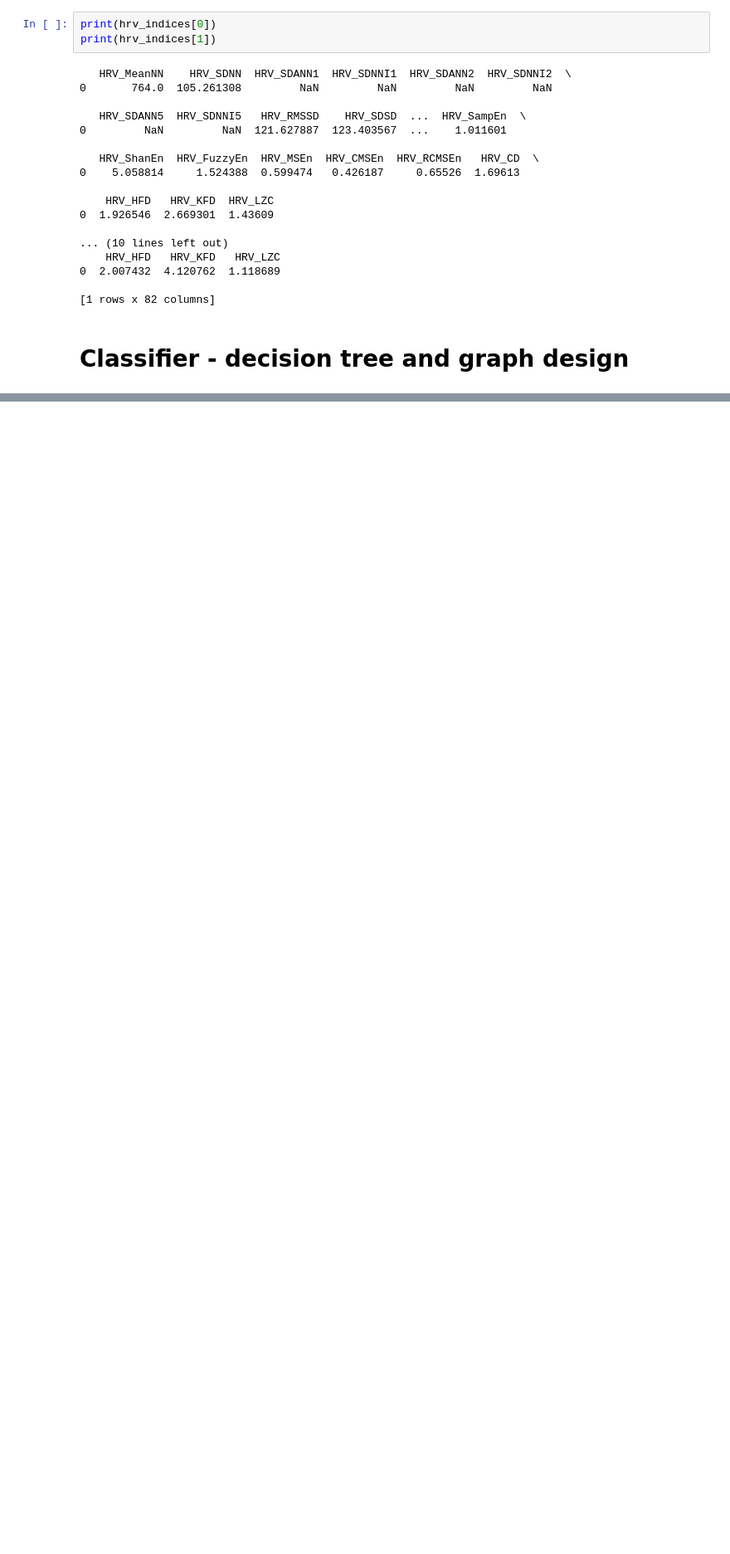
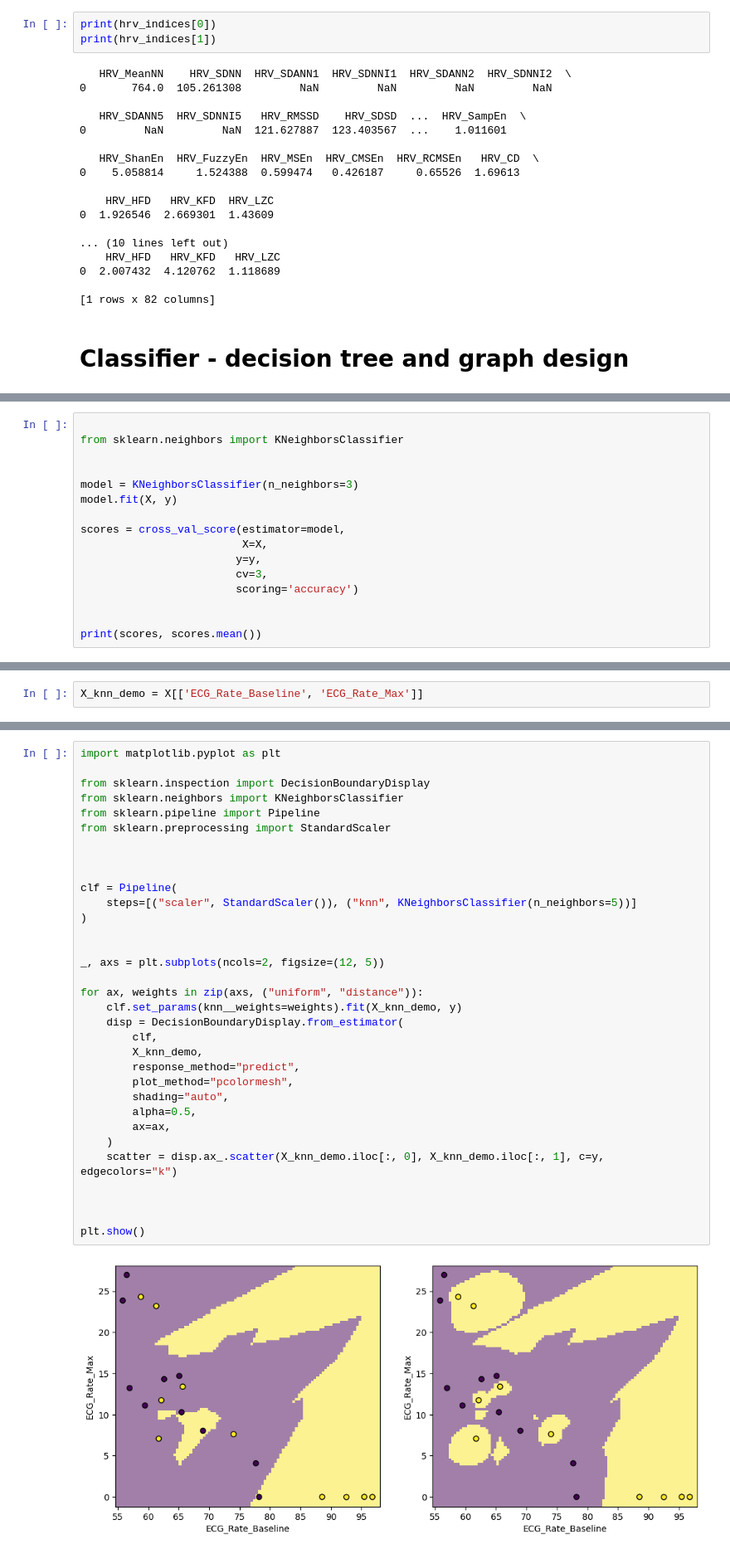
Before and after one commit to BertRiedl/coimbra_best, a Jupyter notebook: scripts/day_4.ipynb, the cells around one changed output, grey strips where cells are left out. Shown at 83% size. Saved outputs shown, nothing was run; the diff lists cells and outputs as text; blank space fills up the shorter version.

```diff
--- a/scripts/day_4.ipynb
+++ b/scripts/day_4.ipynb
@@ -509,0 +465,16 @@ graph
+# %%
+
+from sklearn.neighbors import KNeighborsClassifier
+
+
+model = KNeighborsClassifier(n_neighbors=3)
+model.fit(X, y)
+
+scores = cross_val_score(estimator=model,
+                         X=X,
+                        y=y,
+                        cv=3,
+                        scoring='accuracy')
+
+
+print(scores, scores.mean())
@@ -509,0 +492,2 @@ graph
+# %%
+X_knn_demo = X[['ECG_Rate_Baseline', 'ECG_Rate_Max']]
@@ -509,0 +514,35 @@ graph
+# %%
+import matplotlib.pyplot as plt
+
+from sklearn.inspection import DecisionBoundaryDisplay
+from sklearn.neighbors import KNeighborsClassifier
+from sklearn.pipeline import Pipeline
+from sklearn.preprocessing import StandardScaler
+
+
+
+clf = Pipeline(
+    steps=[("scaler", StandardScaler()), ("knn", KNeighborsClassifier(n_neighbors=5))]
+)
+
+
+_, axs = plt.subplots(ncols=2, figsize=(12, 5))
+
+for ax, weights in zip(axs, ("uniform", "distance")):
+    clf.set_params(knn__weights=weights).fit(X_knn_demo, y)
+    disp = DecisionBoundaryDisplay.from_estimator(
+        clf,
+        X_knn_demo,
+        response_method="predict",
+        plot_method="pcolormesh",
+        shading="auto",
+        alpha=0.5,
+        ax=ax,
+    )
+    scatter = disp.ax_.scatter(X_knn_demo.iloc[:, 0], X_knn_demo.iloc[:, 1], c=y, edgecolors="k")
+
+
+
+plt.show()
+# %% [output]
+[figure, added]
```
Also changed, not shown: parts of 11 cells of this notebook, 3 other files.
